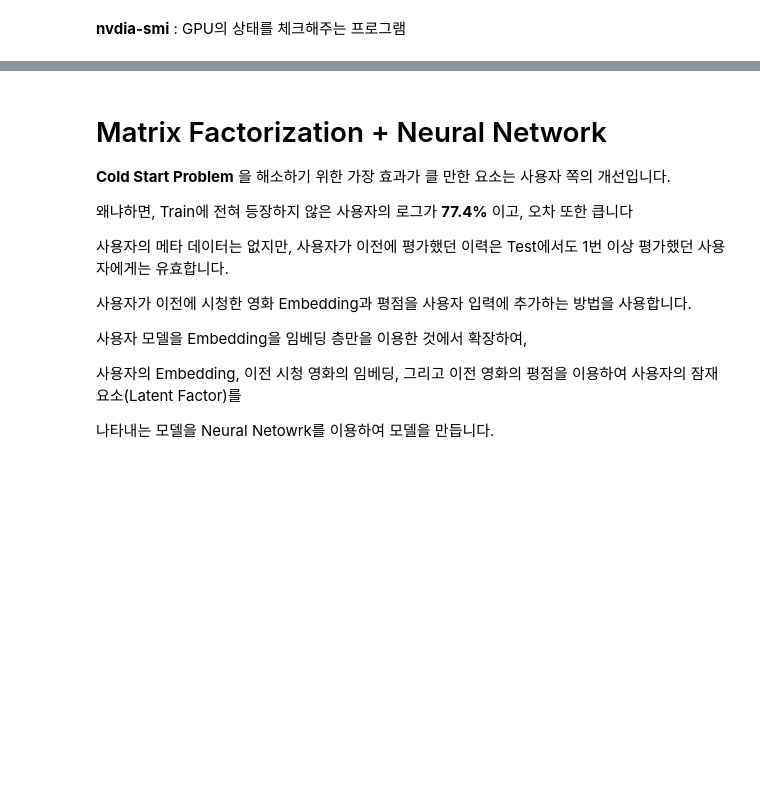
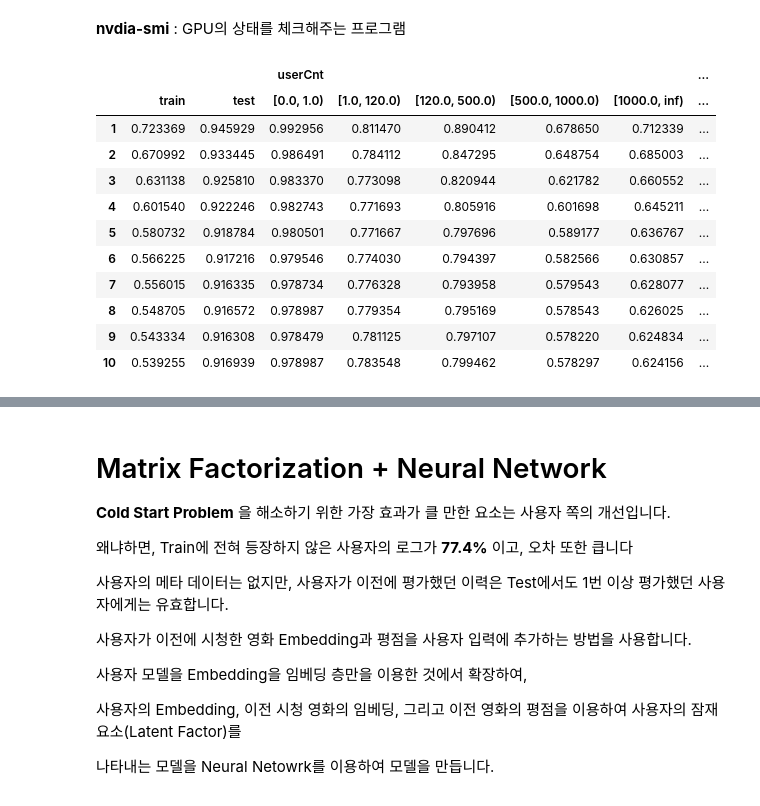
Before and after one commit to sunkusun9/rcmd_2409, a Jupyter notebook: 5.Matrix Factorization2.ipynb, the cells around one changed output, grey strips where cells are left out. Saved outputs shown, nothing was run; the diff lists cells and outputs as text; code cells hidden in the pictures; blank space fills up the shorter version.

```diff
--- a/5.Matrix Factorization2.ipynb
+++ b/5.Matrix Factorization2.ipynb
@@ -423,41 +520,55 @@ if not os.path.isfile('mf.pkl'):
 
     user_bins = [0, 1, 120, 500, 1000, np.inf]
     movie_bins = [0, 1, 100, 1000, 5000, 10000, np.inf]
-    df_result = train_rcmd_model(a_model, 10, user_bins, movie_bins)
+    df_result_mf = train_rcmd_model(a_model, 10, user_bins, movie_bins)
     with open('mf.pkl', 'wb') as f:
         pickle.dump({
             'rank': rank,
             'rating_train_mean': rating_train_mean,
             'user_idx': user_idx,
             'movie_idx': movie_idx,
             'user_mean_idx': user_mean_idx,
             'movie_mean_idx': movie_mean_idx,
-            'result': df_result,
+            'result': df_result_mf,
             'weights': a_model.get_weights()
         }, f)
 else:
     with open('mf.pkl', 'rb') as f:
         mf = pickle.load(f)
     # 학습 결과를 출력합니다.
-    display(mf['result'])
+    df_result_mf = mf['result']
+    display(df_result_mf)
     # 모델을  만듭니다.
     tf.keras.backend.clear_session()
     rank = mf['rank']
     user_model = EmbModel(mf['user_idx'], rank)
     movie_idx = mf['movie_idx']
     movie_model = EmbModel(movie_idx, rank)
     mf_model = MFModel(user_model, movie_model)
 
     user_mean_model = EmbModel(mf['user_mean_idx'], rank=1)
     movie_mean_model = EmbModel(mf['movie_mean_idx'], rank=1)
     mean_model = MeanModel(mf['rating_train_mean'], user_mean_model, movie_mean_model)
 
     a_model = AdditiveModel([mf_model, mean_model])
     # 모델을 호출을 하면 구성된 모델의 Weights가 생성됩니다.
     a_model({'userId': tf.constant([1, 2]), 'movieId': tf.constant([1, 5])})
     # 저장해두었던 가중치를 설정합니다.
     a_model.set_weights(mf['weights'])
     del mf
+# %% [output]
+|  |  |  | userCnt |  |  |  |  | ... |
+|  | train | test | [0.0, 1.0) | [1.0, 120.0) | [120.0, 500.0) | [500.0, 1000.0) | [1000.0, inf) | ... |
+| 1 | 0.723369 | 0.945929 | 0.992956 | 0.811470 | 0.890412 | 0.678650 | 0.712339 | ... |
+| 2 | 0.670992 | 0.933445 | 0.986491 | 0.784112 | 0.847295 | 0.648754 | 0.685003 | ... |
+| 3 | 0.631138 | 0.925810 | 0.983370 | 0.773098 | 0.820944 | 0.621782 | 0.660552 | ... |
+| 4 | 0.601540 | 0.922246 | 0.982743 | 0.771693 | 0.805916 | 0.601698 | 0.645211 | ... |
+| 5 | 0.580732 | 0.918784 | 0.980501 | 0.771667 | 0.797696 | 0.589177 | 0.636767 | ... |
+| 6 | 0.566225 | 0.917216 | 0.979546 | 0.774030 | 0.794397 | 0.582566 | 0.630857 | ... |
+| 7 | 0.556015 | 0.916335 | 0.978734 | 0.776328 | 0.793958 | 0.579543 | 0.628077 | ... |
+| 8 | 0.548705 | 0.916572 | 0.978987 | 0.779354 | 0.795169 | 0.578543 | 0.626025 | ... |
+| 9 | 0.543334 | 0.916308 | 0.978479 | 0.781125 | 0.797107 | 0.578220 | 0.624834 | ... |
+| 10 | 0.539255 | 0.916939 | 0.978987 | 0.783548 | 0.799462 | 0.578297 | 0.624156 | ... |
 # %%
 # 평가 데이터의 예측 결과를 뽑아냅니다.
 prds = predict(a_model, ds_test, 1024)
```
Also changed, not shown: parts of 20 cells of this notebook.
